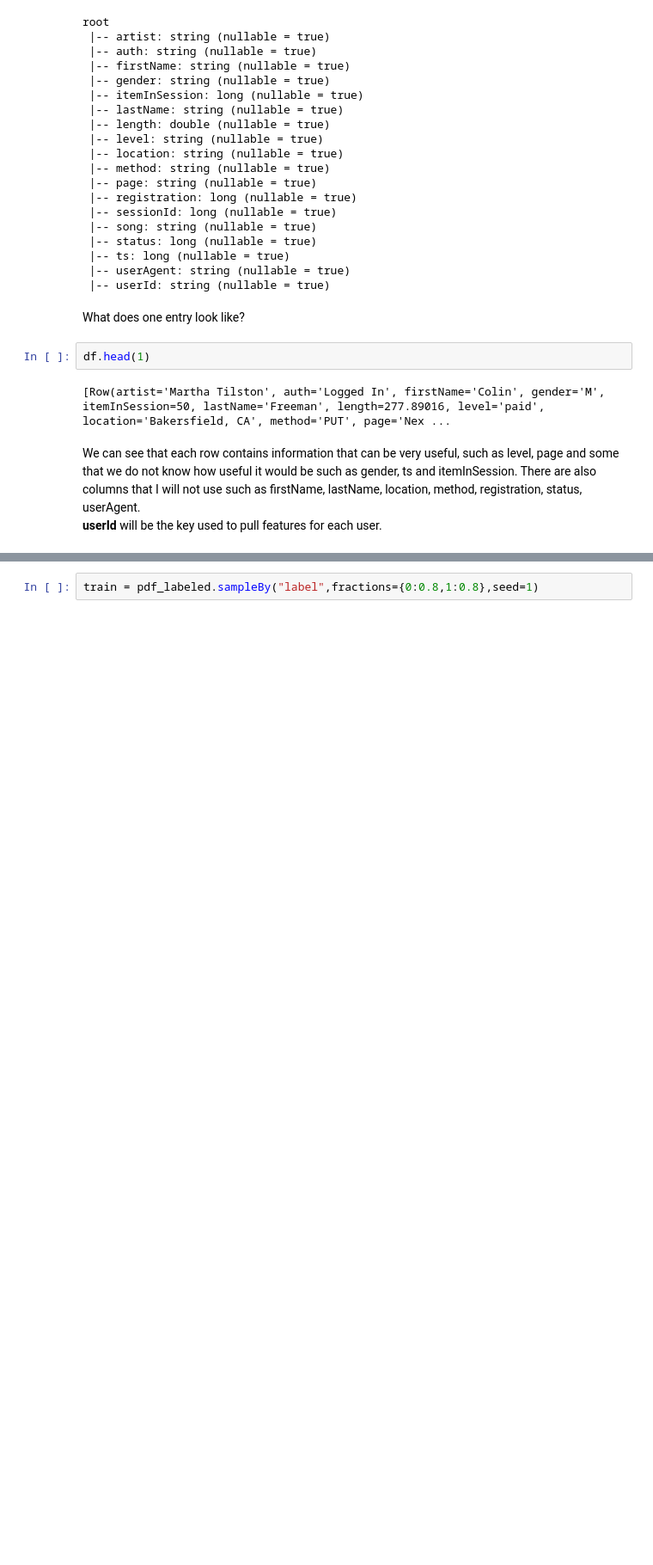
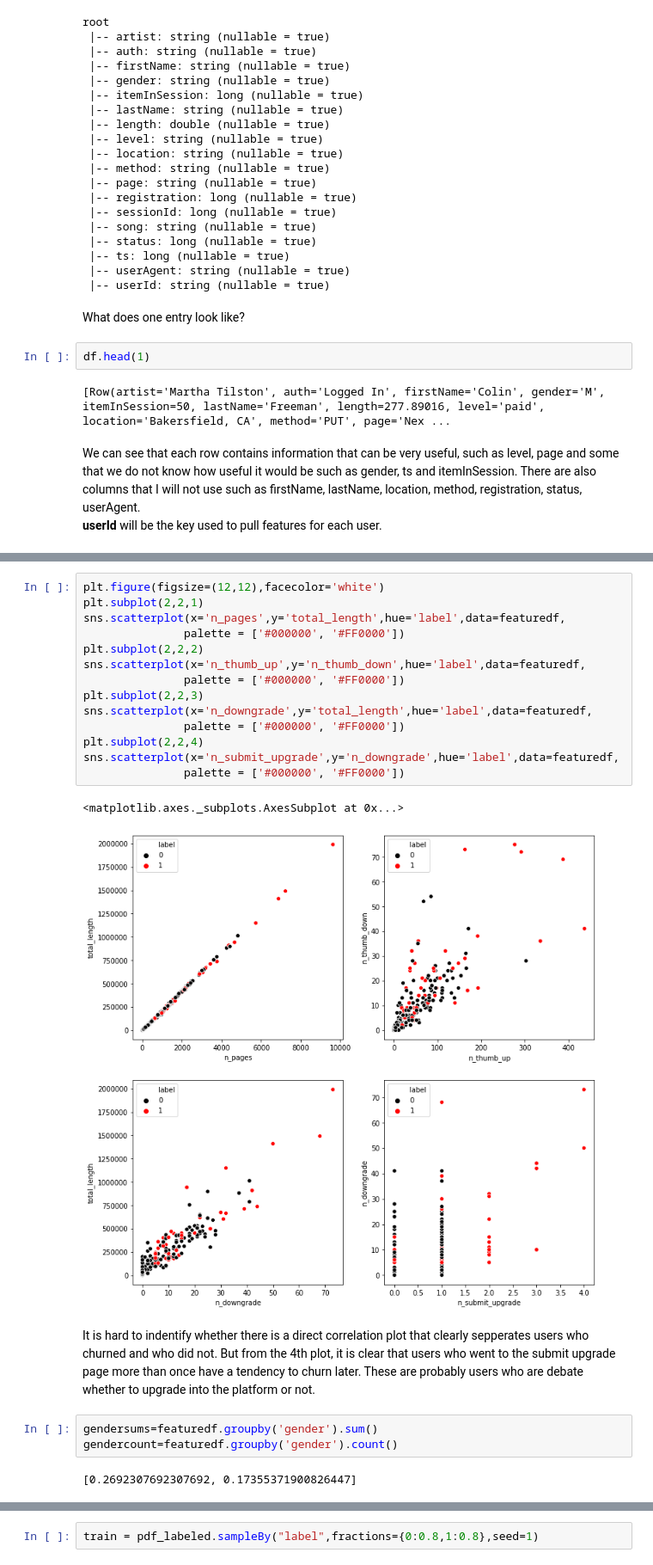
Before and after one commit to armand-hoxha25/DSND_Capstone, a Jupyter notebook: ETL.ipynb, the cells around one changed output, grey strips where cells are left out. Shown: that part at 86% size. Drawn from its saved outputs; the diff is of its cells as text; blank space fills up the shorter version.

```diff
--- a/ETL.ipynb
+++ b/ETL.ipynb
@@ -190,0 +207,24 @@ featuredf[featuredf['label']==0][['userId','n_sub_downgrade', 'label']]
+# %%
+plt.figure(figsize=(12,12),facecolor='white')
+plt.subplot(2,2,1)
+sns.scatterplot(x='n_pages',y='total_length',hue='label',data=featuredf,
+               palette = ['#000000', '#FF0000'])
+plt.subplot(2,2,2)
+sns.scatterplot(x='n_thumb_up',y='n_thumb_down',hue='label',data=featuredf,
+               palette = ['#000000', '#FF0000'])
+plt.subplot(2,2,3)
+sns.scatterplot(x='n_downgrade',y='total_length',hue='label',data=featuredf,
+               palette = ['#000000', '#FF0000'])
+plt.subplot(2,2,4)
+sns.scatterplot(x='n_submit_upgrade',y='n_downgrade',hue='label',data=featuredf,
+               palette = ['#000000', '#FF0000'])
+# %% [output]
+<matplotlib.axes._subplots.AxesSubplot at 0x...>
+[figure, added]
+# %% [markdown]
+It is hard to indentify whether there is a direct correlation plot that clearly sepperates users who churned and who did not. But from the 4th plot, it is clear that users who went to the submit upgrade page more than once have a tendency to churn later. These are probably users who are debate whether to upgrade into the platform or not.
+# %%
+gendersums=featuredf.groupby('gender').sum()
+gendercount=featuredf.groupby('gender').count()
+# %% [output]
+[0.2692307692307692, 0.17355371900826447]
```
Also changed, not shown: parts of 42 cells of this notebook.
